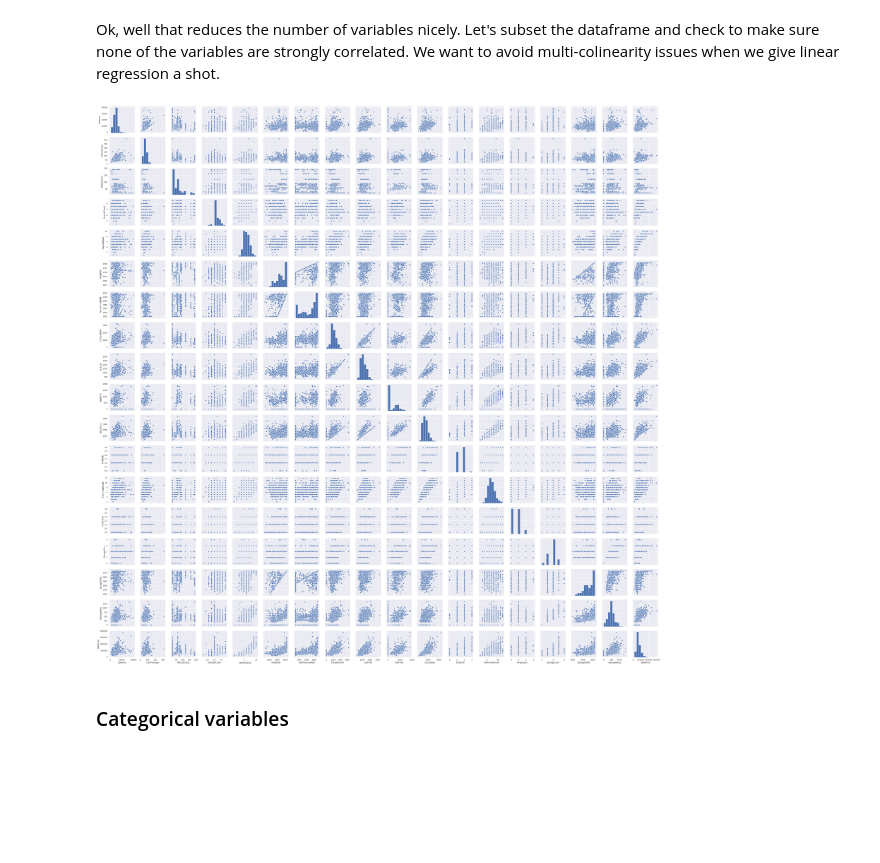
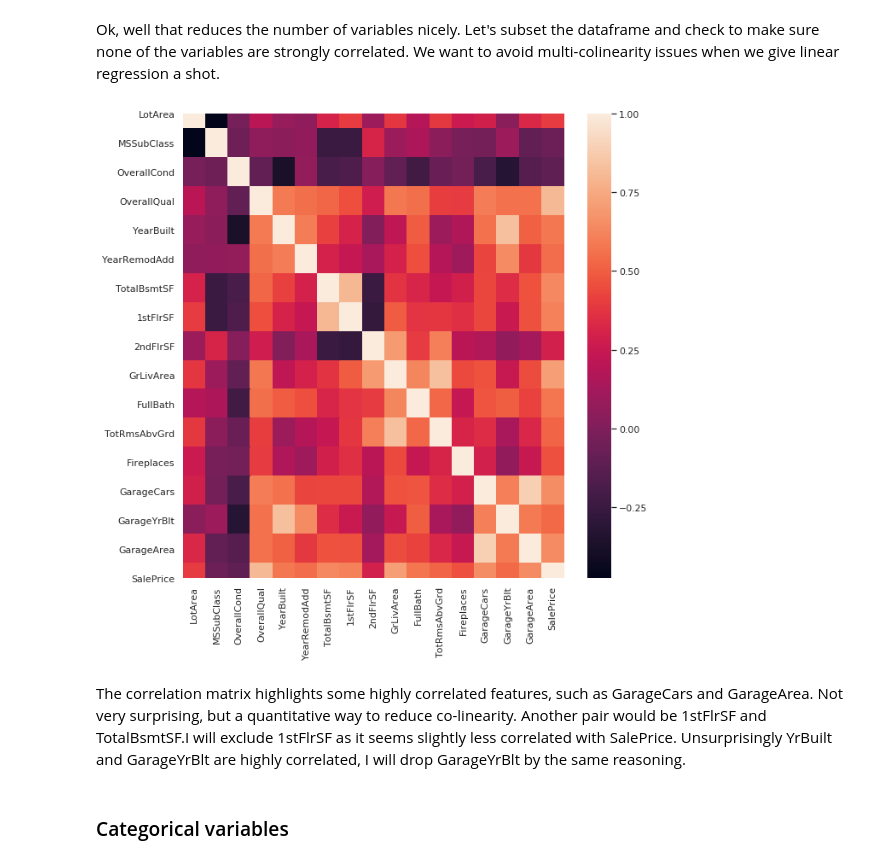
Before and after one commit to lambertsbennett/Kaggle, a Jupyter notebook: HousingPrice/Housing_EDA.ipynb, the cells around one changed output. Cells and saved outputs as stored; diff of their text form; code cells hidden in the pictures; blank space fills up the shorter version.

```diff
--- a/HousingPrice/Housing_EDA.ipynb
+++ b/HousingPrice/Housing_EDA.ipynb
@@ -111,10 +138,14 @@ These are just the numerical variables, but let's start here
 # %% [markdown]
 Ok, well that reduces the number of variables nicely. Let's subset the dataframe and check to make sure none of the variables are strongly correlated. We want to avoid multi-colinearity issues when we give linear regression a shot.
 # %%
-train_data_reduced = train_data_sub[['LotArea','LotFrontage','MSSubClass','OverallCond','OverallQual','YearBuilt','YearRemodAdd',
+train_data_reduced = train_data_sub[['LotArea','MSSubClass','OverallCond','OverallQual','YearBuilt','YearRemodAdd',
                                     'TotalBsmtSF','1stFlrSF','2ndFlrSF','GrLivArea','FullBath','TotRmsAbvGrd',
                                     'Fireplaces','GarageCars','GarageYrBlt','GarageArea','SalePrice']].copy()
-# %%
- g = sns.pairplot(train_data_reduced)
-# %% [output]
-[figure, removed]
+# %%
+corr = train_data_reduced.corr()
+fig, ax = plt.subplots(figsize=(10, 10))
+fig = sns.heatmap(corr)
+# %% [output]
+[figure, added]
+# %% [markdown]
+The correlation matrix highlights some highly correlated features, such as GarageCars and GarageArea. Not very surprising, but a quantitative way to reduce co-linearity. Another pair would be 1stFlrSF and TotalBsmtSF.I will exclude 1stFlrSF as it seems slightly less correlated with SalePrice. Unsurprisingly YrBuilt and GarageYrBlt are highly correlated, I will drop GarageYrBlt by the same reasoning.
```
Also changed, not shown: parts of 16 cells of this notebook.
